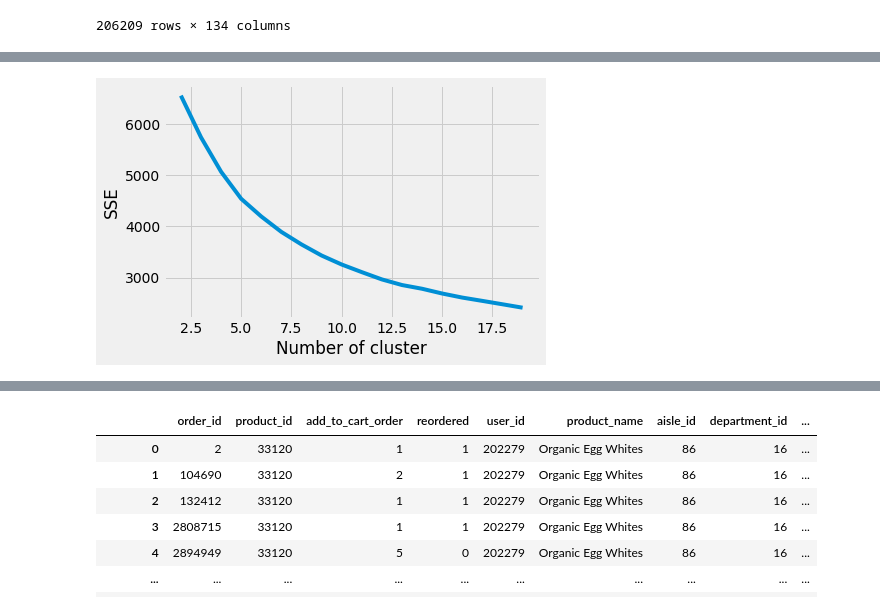
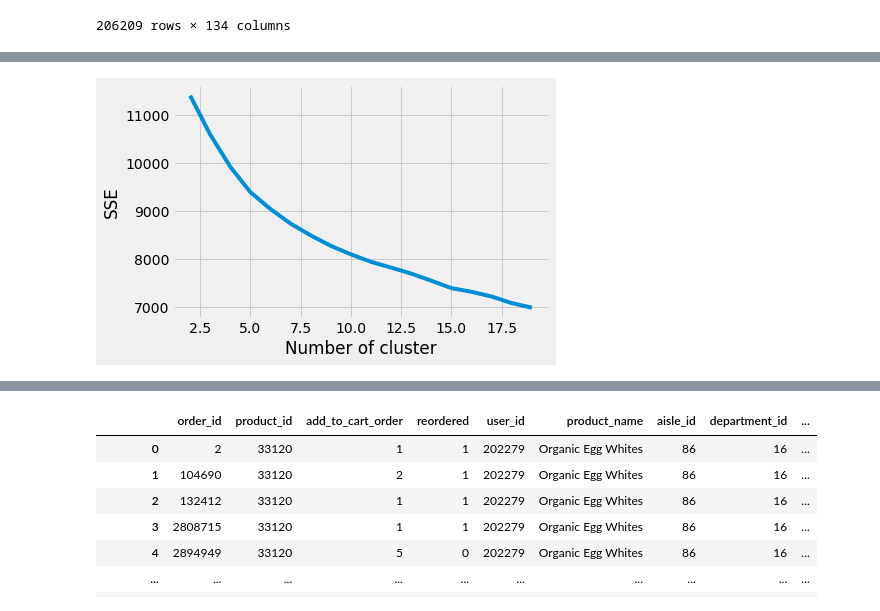
Before and after one commit to lmo272/instacart, a Jupyter notebook: Clustering/Cluster.ipynb, the cells around one changed output, grey strips where cells are left out. Drawn from its saved outputs; the diff is of its cells as text; code cells hidden in the pictures.

Commit message:
updated clustering

```diff
--- a/Clustering/Cluster.ipynb
+++ b/Clustering/Cluster.ipynb
@@ -4,8 +10,8 @@ import pandas as pd
 products = pd.read_csv('../data/products.csv')
 aisles = pd.read_csv('../data/aisles.csv')
 departments = pd.read_csv('../data/departments.csv')
-order_products_prior = pd.read_csv('../data/order_products_prior.csv')
-order_products_train = pd.read_csv('../data/order_products_train.csv')
+order_products_prior = pd.read_csv('../data/order_products__prior.csv')
+order_products_train = pd.read_csv('../data/order_products__train.csv')
 orders = pd.read_csv('../data/orders.csv')
 sample_submission = pd.read_csv('../data/sample_submission.csv')
 # %%
@@ -117,11 +119,11 @@ aisle_share_pivot.fillna(0)
 | 206209 | 0.000000 | 0.007299 | 0.000000 | 0.0 | 0.000000 | ... |
 206209 rows × 134 columns
 # %%
-#transforming our using PCA and finding the optimal explained variance with a given threshold of 50
+#transforming our using PCA and finding the optimal explained variance with a given threshold of 50%
 pca = PCA()
 pca.fit_transform(aisle_share_pivot.fillna(0))
 cumsum = np.cumsum(pca.explained_variance_ratio_)
-threshold = 0.50
+threshold = 0.80 #tried differnet trsh
 d = np.argmax(cumsum >= threshold) + 1
 # %%
 #graphically displaying the optimal components
@@ -173,15 +171,10 @@ from sklearn.cluster import KMeans
 # %%
 #finding optimal number of clusters.
 sse = {}
 labels = {}
 for k in range(2,20):
     kmeans = KMeans(n_clusters = k).fit(PCA_components[range(d)])
     sse[k] = kmeans.inertia_
     labels[k] = kmeans.labels_
-plt.figure()
-plt.plot(list(sse.keys()), list(sse.values()))
-plt.xlabel("Number of cluster")
-plt.ylabel("SSE")
-plt.show()
 # %% [output]
-[figure, old version]
+[figure, new version]
```
Also changed, not shown: parts of 23 cells of this notebook.
